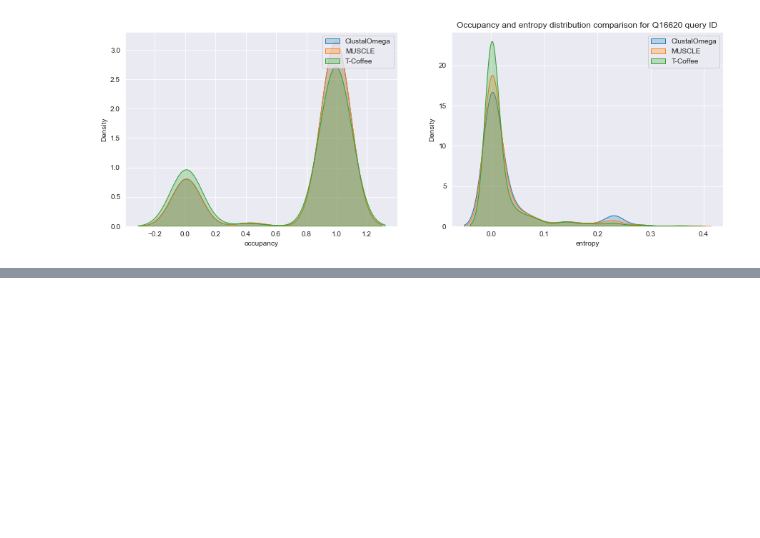
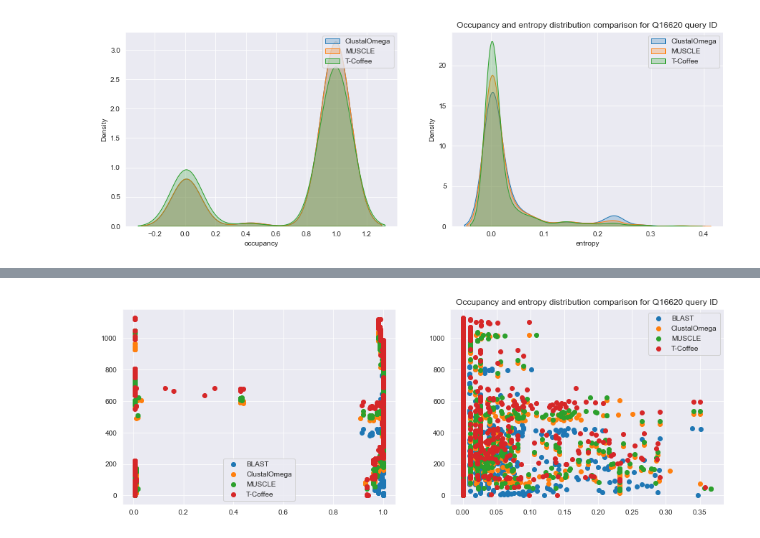
Before and after one commit to AlyaHarvelle/HMMER, a Jupyter notebook: MSA_0305.ipynb, the cells around one changed output, grey strips where cells are left out. Cells and saved outputs as stored; diff of their text form; code cells hidden in the pictures; blank space fills up the shorter version.

```diff
--- a/MSA_0305.ipynb
+++ b/MSA_0305.ipynb
@@ -212,2 +206,20 @@ plt.show()
+# %%
+fig, (ax1, ax2) = plt.subplots(1, 2, figsize=(15, 5))
+ax1.scatter(blast_calc['occupancy'], blast_calc['pos'])
+ax1.scatter(clustal_calc['occupancy'], clustal_calc['pos'])
+ax1.scatter(muscle_calc['occupancy'], muscle_calc['pos'])
+ax1.scatter(tcoffee_calc['occupancy'], tcoffee_calc['pos'])
+
+ax2.scatter(blast_calc['entropy'], blast_calc['pos'])
+ax2.scatter(clustal_calc['entropy'], clustal_calc['pos'])
+ax2.scatter(muscle_calc['entropy'], muscle_calc['pos'])
+ax2.scatter(tcoffee_calc['entropy'], tcoffee_calc['pos'])
+
+ax1.legend(['BLAST', 'ClustalOmega', 'MUSCLE', 'T-Coffee'])
+ax2.legend(['BLAST', 'ClustalOmega', 'MUSCLE', 'T-Coffee'])
+plt.title(f'Occupancy and entropy distribution comparison for {q_id} query ID')
+plt.show()
+# %% [output]
+[figure, added]
 # %%
 #blast_calc[(blast_calc['occupancy'] > 0.995) & (blast_calc['entropy'] < 0.01)]
```
Also changed, not shown: parts of 2 cells of this notebook.
